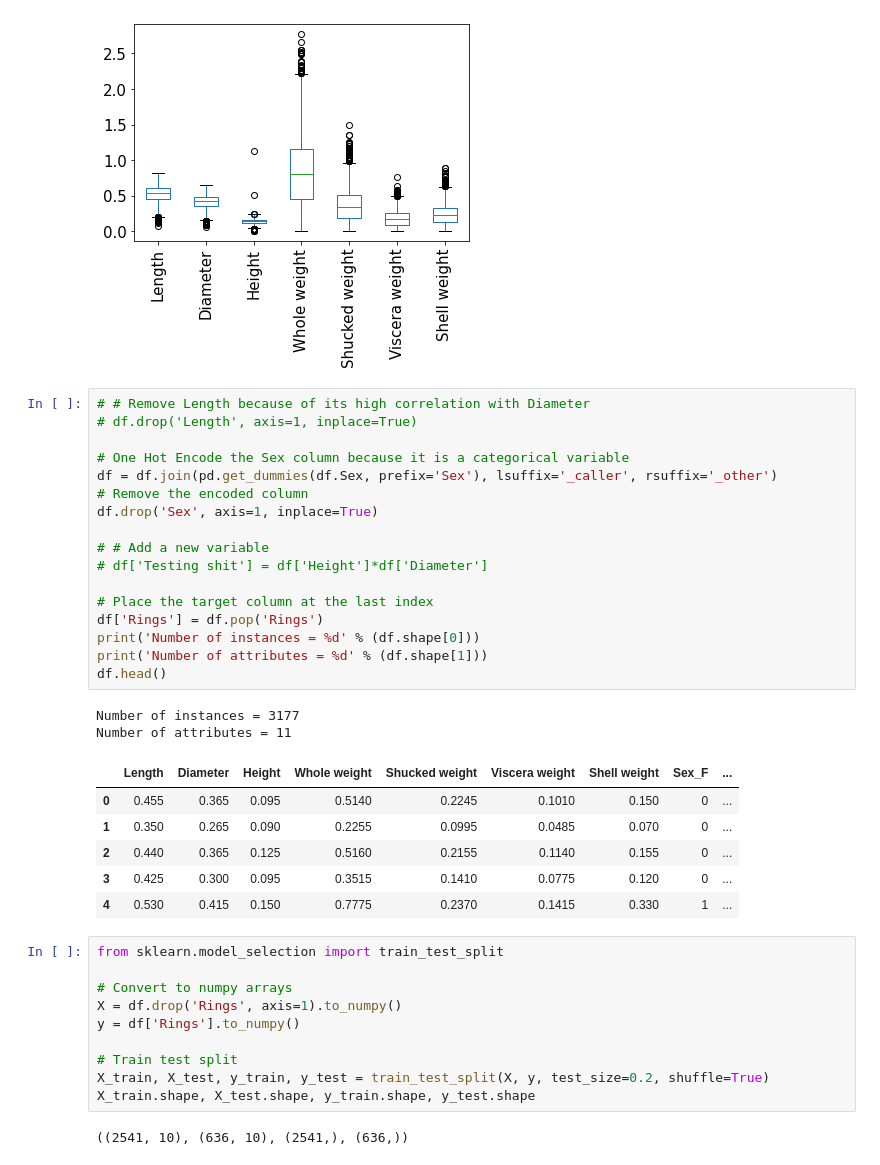
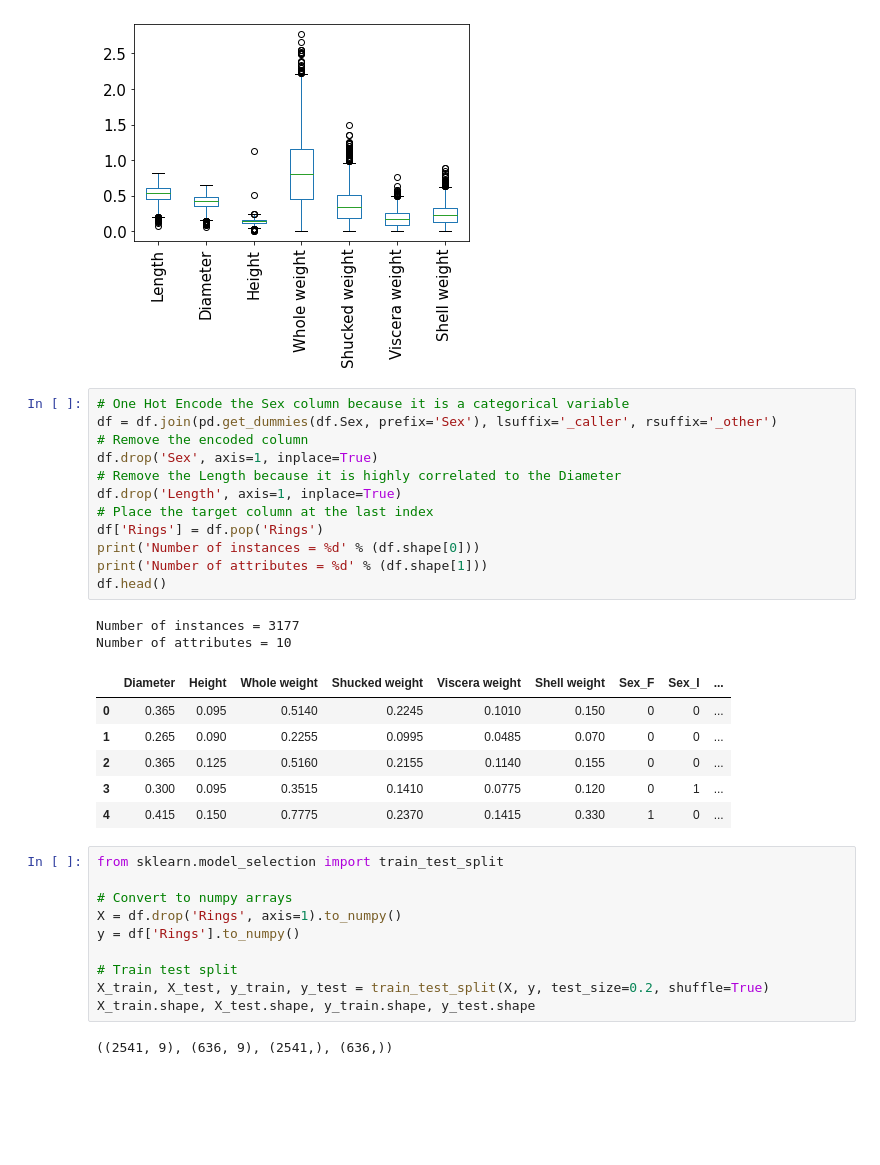
Before and after one commit to redvp/uqo-applied-ai-regression, a Jupyter notebook: regression.ipynb, the cells around one changed output. Cells and saved outputs as stored; diff of their text form; blank space fills up the shorter version.

```diff
--- a/regression.ipynb
+++ b/regression.ipynb
@@ -34,31 +34,26 @@ boxplot = df.drop('Rings', axis=1).boxplot(grid=False, rot=90, fontsize=15)
 # %% [output]
 [figure]
 # %%
-# # Remove Length because of its high correlation with Diameter
-# df.drop('Length', axis=1, inplace=True)
-
 # One Hot Encode the Sex column because it is a categorical variable
 df = df.join(pd.get_dummies(df.Sex, prefix='Sex'), lsuffix='_caller', rsuffix='_other')
 # Remove the encoded column
 df.drop('Sex', axis=1, inplace=True)
-
-# # Add a new variable
-# df['Testing shit'] = df['Height']*df['Diameter']
-
+# Remove the Length because it is highly correlated to the Diameter
+df.drop('Length', axis=1, inplace=True)
 # Place the target column at the last index
 df['Rings'] = df.pop('Rings')
 print('Number of instances = %d' % (df.shape[0]))
 print('Number of attributes = %d' % (df.shape[1]))
 df.head()
 # %% [output]
 Number of instances = 3177
-Number of attributes = 11
+Number of attributes = 10
-|  | Length | Diameter | Height | Whole weight | Shucked weight | Viscera weight | Shell weight | Sex_F | ... |
-| 0 | 0.455 | 0.365 | 0.095 | 0.5140 | 0.2245 | 0.1010 | 0.150 | 0 | ... |
-| 1 | 0.350 | 0.265 | 0.090 | 0.2255 | 0.0995 | 0.0485 | 0.070 | 0 | ... |
-| 2 | 0.440 | 0.365 | 0.125 | 0.5160 | 0.2155 | 0.1140 | 0.155 | 0 | ... |
-| 3 | 0.425 | 0.300 | 0.095 | 0.3515 | 0.1410 | 0.0775 | 0.120 | 0 | ... |
-| 4 | 0.530 | 0.415 | 0.150 | 0.7775 | 0.2370 | 0.1415 | 0.330 | 1 | ... |
+|  | Diameter | Height | Whole weight | Shucked weight | Viscera weight | Shell weight | Sex_F | Sex_I | ... |
+| 0 | 0.365 | 0.095 | 0.5140 | 0.2245 | 0.1010 | 0.150 | 0 | 0 | ... |
+| 1 | 0.265 | 0.090 | 0.2255 | 0.0995 | 0.0485 | 0.070 | 0 | 0 | ... |
+| 2 | 0.365 | 0.125 | 0.5160 | 0.2155 | 0.1140 | 0.155 | 0 | 0 | ... |
+| 3 | 0.300 | 0.095 | 0.3515 | 0.1410 | 0.0775 | 0.120 | 0 | 1 | ... |
+| 4 | 0.415 | 0.150 | 0.7775 | 0.2370 | 0.1415 | 0.330 | 1 | 0 | ... |
 # %%
 from sklearn.model_selection import train_test_split
 
@@ -70,7 +65,7 @@ y = df['Rings'].to_numpy()
 X_train, X_test, y_train, y_test = train_test_split(X, y, test_size=0.2, shuffle=True)
 X_train.shape, X_test.shape, y_train.shape, y_test.shape
 # %% [output]
-((2541, 10), (636, 10), (2541,), (636,))
+((2541, 9), (636, 9), (2541,), (636,))
 # %%
 from sklearn.linear_model import LinearRegression
 from sklearn.metrics import mean_squared_error, r2_score
```
Also changed, not shown: parts of 8 cells of this notebook.
